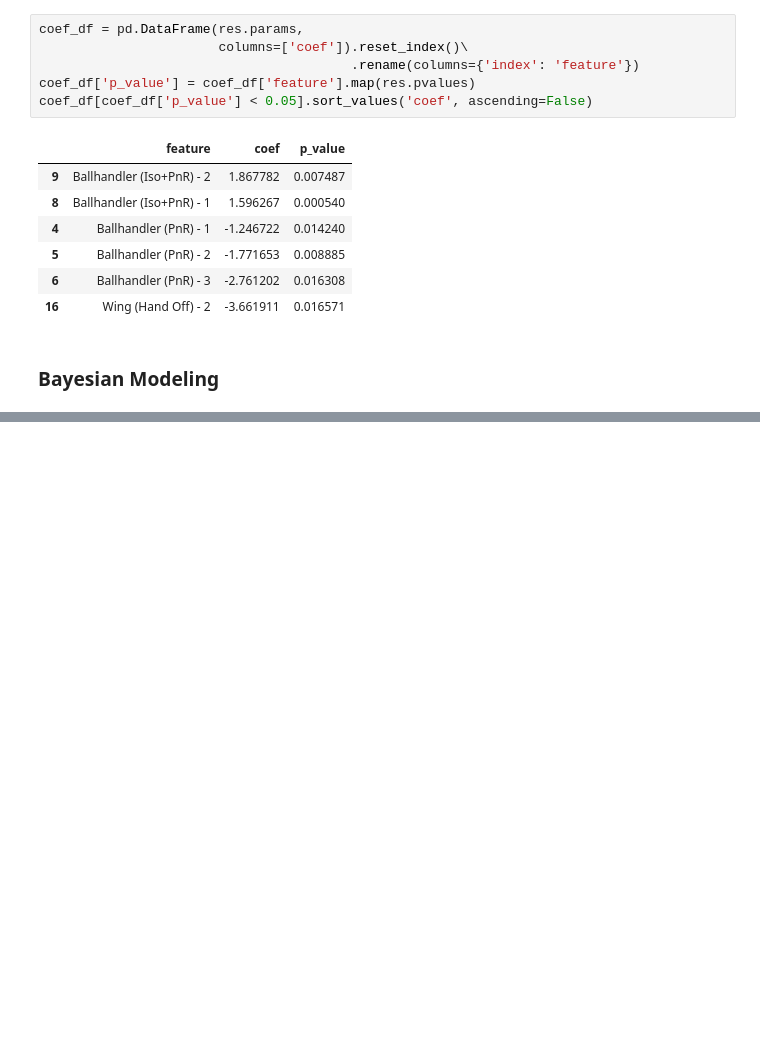
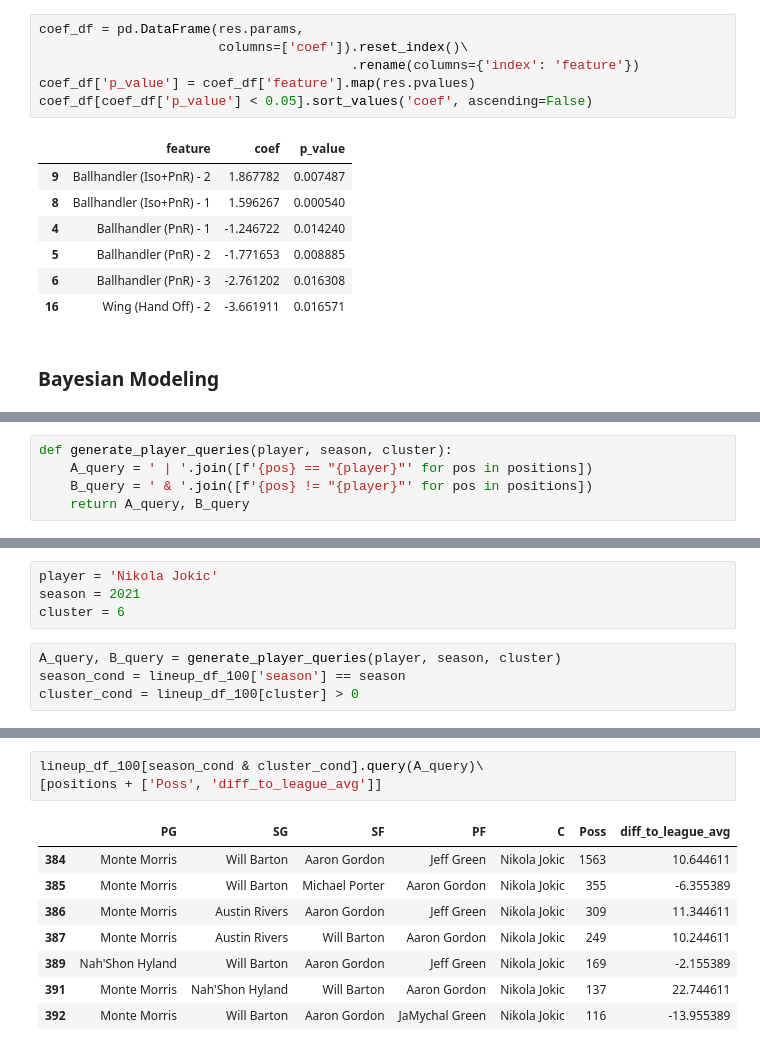
Before and after one commit to xulianrenzoku/synergy_clustering, a Jupyter notebook: nba_clustering_lineup_models.ipynb, the cells around one changed output, grey strips where cells are left out. Drawn from its saved outputs; the diff is of its cells as text; blank space fills up the shorter version.

```diff
--- a/nba_clustering_lineup_models.ipynb
+++ b/nba_clustering_lineup_models.ipynb
@@ -978,0 +984,5 @@ plt.xlim(-10, 10)
+# %%
+def generate_player_queries(player, season, cluster):
+    A_query = ' | '.join([f'{pos} == "{player}"' for pos in positions])
+    B_query = ' & '.join([f'{pos} != "{player}"' for pos in positions])
+    return A_query, B_query
@@ -978,0 +1009,8 @@ plt.xlim(-10, 10)
+# %%
+player = 'Nikola Jokic'
+season = 2021
+cluster = 6
+# %%
+A_query, B_query = generate_player_queries(player, season, cluster)
+season_cond = lineup_df_100['season'] == season
+cluster_cond = lineup_df_100[cluster] > 0
@@ -978,0 +1025,12 @@ plt.xlim(-10, 10)
+# %%
+lineup_df_100[season_cond & cluster_cond].query(A_query)\
+[positions + ['Poss', 'diff_to_league_avg']]
+# %% [output]
+|  | PG | SG | SF | PF | C | Poss | diff_to_league_avg |
+| 384 | Monte Morris | Will Barton | Aaron Gordon | Jeff Green | Nikola Jokic | 1563 | 10.644611 |
+| 385 | Monte Morris | Will Barton | Michael Porter | Aaron Gordon | Nikola Jokic | 355 | -6.355389 |
+| 386 | Monte Morris | Austin Rivers | Aaron Gordon | Jeff Green | Nikola Jokic | 309 | 11.344611 |
+| 387 | Monte Morris | Austin Rivers | Will Barton | Aaron Gordon | Nikola Jokic | 249 | 10.244611 |
+| 389 | Nah'Shon Hyland | Will Barton | Aaron Gordon | Jeff Green | Nikola Jokic | 169 | -2.155389 |
+| 391 | Monte Morris | Nah'Shon Hyland | Will Barton | Aaron Gordon | Nikola Jokic | 137 | 22.744611 |
+| 392 | Monte Morris | Will Barton | Aaron Gordon | JaMychal Green | Nikola Jokic | 116 | -13.955389 |
```
Also changed, not shown: parts of 66 cells of this notebook.
